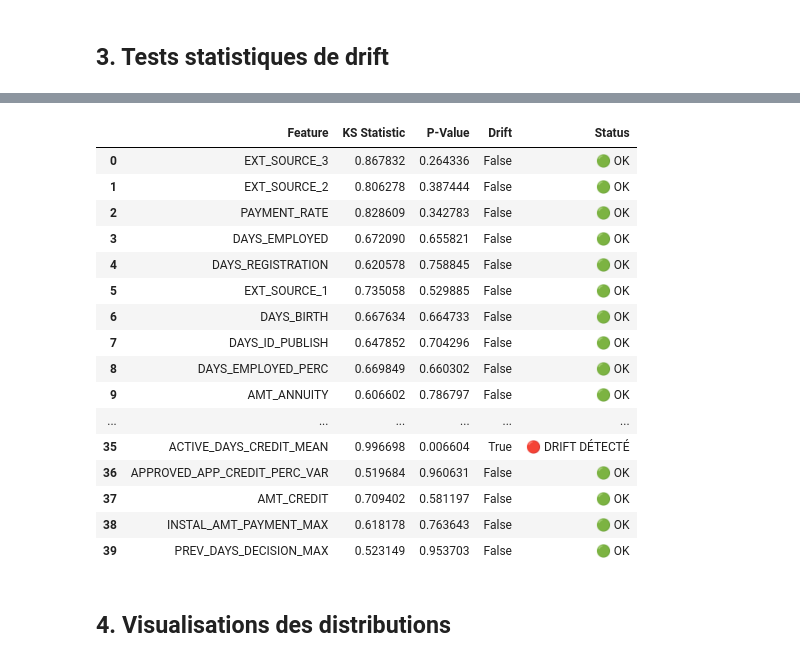
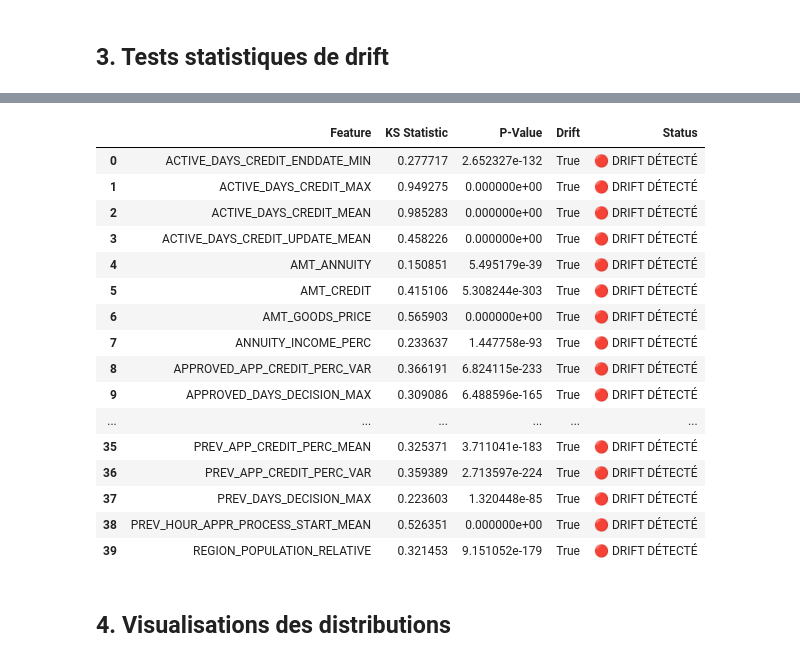
Before and after one commit to ticoraph/ReadyToSpendMonitor, a Jupyter notebook: notebooks/drift_analysis.ipynb, the cells around one changed output, grey strips where cells are left out. Cells and saved outputs as stored; diff of their text form; code cells hidden in the pictures.

```diff
--- a/notebooks/drift_analysis.ipynb
+++ b/notebooks/drift_analysis.ipynb
@@ -66,7 +70,48 @@ Colonnes: ['EXT_SOURCE_3', 'EXT_SOURCE_2', 'EXT_SOURCE_1', 'PAYMENT_RATE', 'DAYS
 ## 2. Statistiques descriptives
 # %%
 # Comparaison des statistiques
-features = ['EXT_SOURCE_3','EXT_SOURCE_2','PAYMENT_RATE','DAYS_EMPLOYED','DAYS_REGISTRATION','EXT_SOURCE_1','DAYS_BIRTH','DAYS_ID_PUBLISH','DAYS_EMPLOYED_PERC','AMT_ANNUITY','REGION_POPULATION_RELATIVE','INSTAL_DBD_MEAN','ANNUITY_INCOME_PERC','INSTAL_DBD_SUM','ACTIVE_DAYS_CREDIT_ENDDATE_MIN','DAYS_LAST_PHONE_CHANGE','INSTAL_AMT_PAYMENT_MIN','INCOME_CREDIT_PERC','INSTAL_DAYS_ENTRY_PAYMENT_MAX','BURO_DAYS_CREDIT_VAR','ACTIVE_DAYS_CREDIT_UPDATE_MEAN','APPROVED_DAYS_DECISION_MAX','AMT_GOODS_PRICE','CLOSED_DAYS_CREDIT_MAX','PREV_APP_CREDIT_PERC_VAR','PREV_APP_CREDIT_PERC_MEAN','INSTAL_DBD_MAX','INSTAL_DAYS_ENTRY_PAYMENT_SUM','BURO_AMT_CREDIT_SUM_MEAN','POS_MONTHS_BALANCE_MEAN','INCOME_PER_PERSON','POS_NAME_CONTRACT_STATUS_Active_MEAN','POS_NAME_CONTRACT_STATUS_Completed_MEAN','PREV_HOUR_APPR_PROCESS_START_MEAN','ACTIVE_DAYS_CREDIT_MAX','ACTIVE_DAYS_CREDIT_MEAN','APPROVED_APP_CREDIT_PERC_VAR','AMT_CREDIT','INSTAL_AMT_PAYMENT_MAX','PREV_DAYS_DECISION_MAX']
+features = [
+    'ACTIVE_DAYS_CREDIT_ENDDATE_MIN',
+    'ACTIVE_DAYS_CREDIT_MAX',
+    'ACTIVE_DAYS_CREDIT_MEAN',
+    'ACTIVE_DAYS_CREDIT_UPDATE_MEAN',
+    'AMT_ANNUITY',
+    'AMT_CREDIT',
+    'AMT_GOODS_PRICE',
+    'ANNUITY_INCOME_PERC',
+    'APPROVED_APP_CREDIT_PERC_VAR',
+    'APPROVED_DAYS_DECISION_MAX',
+    'BURO_AMT_CREDIT_SUM_MEAN',
+    'BURO_DAYS_CREDIT_VAR',
+    'CLOSED_DAYS_CREDIT_MAX',
+    'DAYS_BIRTH',
+    'DAYS_EMPLOYED',
+    'DAYS_EMPLOYED_PERC',
+    'DAYS_ID_PUBLISH',
+    'DAYS_LAST_PHONE_CHANGE',
+    'DAYS_REGISTRATION',
+    'EXT_SOURCE_1',
+    'EXT_SOURCE_2',
+    'EXT_SOURCE_3',
+    'INCOME_CREDIT_PERC',
+    'INCOME_PER_PERSON',
+    'INSTAL_AMT_PAYMENT_MAX',
+    'INSTAL_AMT_PAYMENT_MIN',
+    'INSTAL_DAYS_ENTRY_PAYMENT_MAX',
+    'INSTAL_DAYS_ENTRY_PAYMENT_SUM',
+    'INSTAL_DBD_MAX',
+    'INSTAL_DBD_MEAN',
+    'INSTAL_DBD_SUM',
+    'PAYMENT_RATE',
+    'POS_MONTHS_BALANCE_MEAN',
+    'POS_NAME_CONTRACT_STATUS_Active_MEAN',
+    'POS_NAME_CONTRACT_STATUS_Completed_MEAN',
+    'PREV_APP_CREDIT_PERC_MEAN',
+    'PREV_APP_CREDIT_PERC_VAR',
+    'PREV_DAYS_DECISION_MAX',
+    'PREV_HOUR_APPR_PROCESS_START_MEAN',
+    'REGION_POPULATION_RELATIVE'
+]
 
 print("\n📊 STATISTIQUES DESCRIPTIVES\n")
 print("=" * 80)
@@ -116,7 +161,7 @@ for feature in features:
         )
 
         # Interpréter le résultat
-        drift_detected = p_value < 0.05
+        drift_detected = p_value < 0.01
         status = "🔴 DRIFT DÉTECTÉ" if drift_detected else "🟢 OK"
 
         drift_results.append({
@@ -156,20 +201,20 @@ PREV_DAYS_DECISION_MAX:
 |  | Feature | KS Statistic | P-Value | Drift | Status |
-| 0 | EXT_SOURCE_3 | 0.867832 | 0.264336 | False | 🟢 OK |
-| 1 | EXT_SOURCE_2 | 0.806278 | 0.387444 | False | 🟢 OK |
-| 2 | PAYMENT_RATE | 0.828609 | 0.342783 | False | 🟢 OK |
-| 3 | DAYS_EMPLOYED | 0.672090 | 0.655821 | False | 🟢 OK |
-| 4 | DAYS_REGISTRATION | 0.620578 | 0.758845 | False | 🟢 OK |
-| 5 | EXT_SOURCE_1 | 0.735058 | 0.529885 | False | 🟢 OK |
-| 6 | DAYS_BIRTH | 0.667634 | 0.664733 | False | 🟢 OK |
-| 7 | DAYS_ID_PUBLISH | 0.647852 | 0.704296 | False | 🟢 OK |
-| 8 | DAYS_EMPLOYED_PERC | 0.669849 | 0.660302 | False | 🟢 OK |
-| 9 | AMT_ANNUITY | 0.606602 | 0.786797 | False | 🟢 OK |
+| 0 | ACTIVE_DAYS_CREDIT_ENDDATE_MIN | 0.277717 | 2.652327e-132 | True | 🔴 DRIFT DÉTECTÉ |
+| 1 | ACTIVE_DAYS_CREDIT_MAX | 0.949275 | 0.000000e+00 | True | 🔴 DRIFT DÉTECTÉ |
+| 2 | ACTIVE_DAYS_CREDIT_MEAN | 0.985283 | 0.000000e+00 | True | 🔴 DRIFT DÉTECTÉ |
+| 3 | ACTIVE_DAYS_CREDIT_UPDATE_MEAN | 0.458226 | 0.000000e+00 | True | 🔴 DRIFT DÉTECTÉ |
+| 4 | AMT_ANNUITY | 0.150851 | 5.495179e-39 | True | 🔴 DRIFT DÉTECTÉ |
+| 5 | AMT_CREDIT | 0.415106 | 5.308244e-303 | True | 🔴 DRIFT DÉTECTÉ |
+| 6 | AMT_GOODS_PRICE | 0.565903 | 0.000000e+00 | True | 🔴 DRIFT DÉTECTÉ |
+| 7 | ANNUITY_INCOME_PERC | 0.233637 | 1.447758e-93 | True | 🔴 DRIFT DÉTECTÉ |
+| 8 | APPROVED_APP_CREDIT_PERC_VAR | 0.366191 | 6.824115e-233 | True | 🔴 DRIFT DÉTECTÉ |
+| 9 | APPROVED_DAYS_DECISION_MAX | 0.309086 | 6.488596e-165 | True | 🔴 DRIFT DÉTECTÉ |
 | ... | ... | ... | ... | ... | ... |
-| 35 | ACTIVE_DAYS_CREDIT_MEAN | 0.996698 | 0.006604 | True | 🔴 DRIFT DÉTECTÉ |
-| 36 | APPROVED_APP_CREDIT_PERC_VAR | 0.519684 | 0.960631 | False | 🟢 OK |
-| 37 | AMT_CREDIT | 0.709402 | 0.581197 | False | 🟢 OK |
-| 38 | INSTAL_AMT_PAYMENT_MAX | 0.618178 | 0.763643 | False | 🟢 OK |
-| 39 | PREV_DAYS_DECISION_MAX | 0.523149 | 0.953703 | False | 🟢 OK |
+| 35 | PREV_APP_CREDIT_PERC_MEAN | 0.325371 | 3.711041e-183 | True | 🔴 DRIFT DÉTECTÉ |
+| 36 | PREV_APP_CREDIT_PERC_VAR | 0.359389 | 2.713597e-224 | True | 🔴 DRIFT DÉTECTÉ |
+| 37 | PREV_DAYS_DECISION_MAX | 0.223603 | 1.320448e-85 | True | 🔴 DRIFT DÉTECTÉ |
+| 38 | PREV_HOUR_APPR_PROCESS_START_MEAN | 0.526351 | 0.000000e+00 | True | 🔴 DRIFT DÉTECTÉ |
+| 39 | REGION_POPULATION_RELATIVE | 0.321453 | 9.151052e-179 | True | 🔴 DRIFT DÉTECTÉ |
 # %% [markdown]
 ## 4. Visualisations des distributions
 # %%
```
Also changed, not shown: parts of 5 cells of this notebook, 8 other files.
